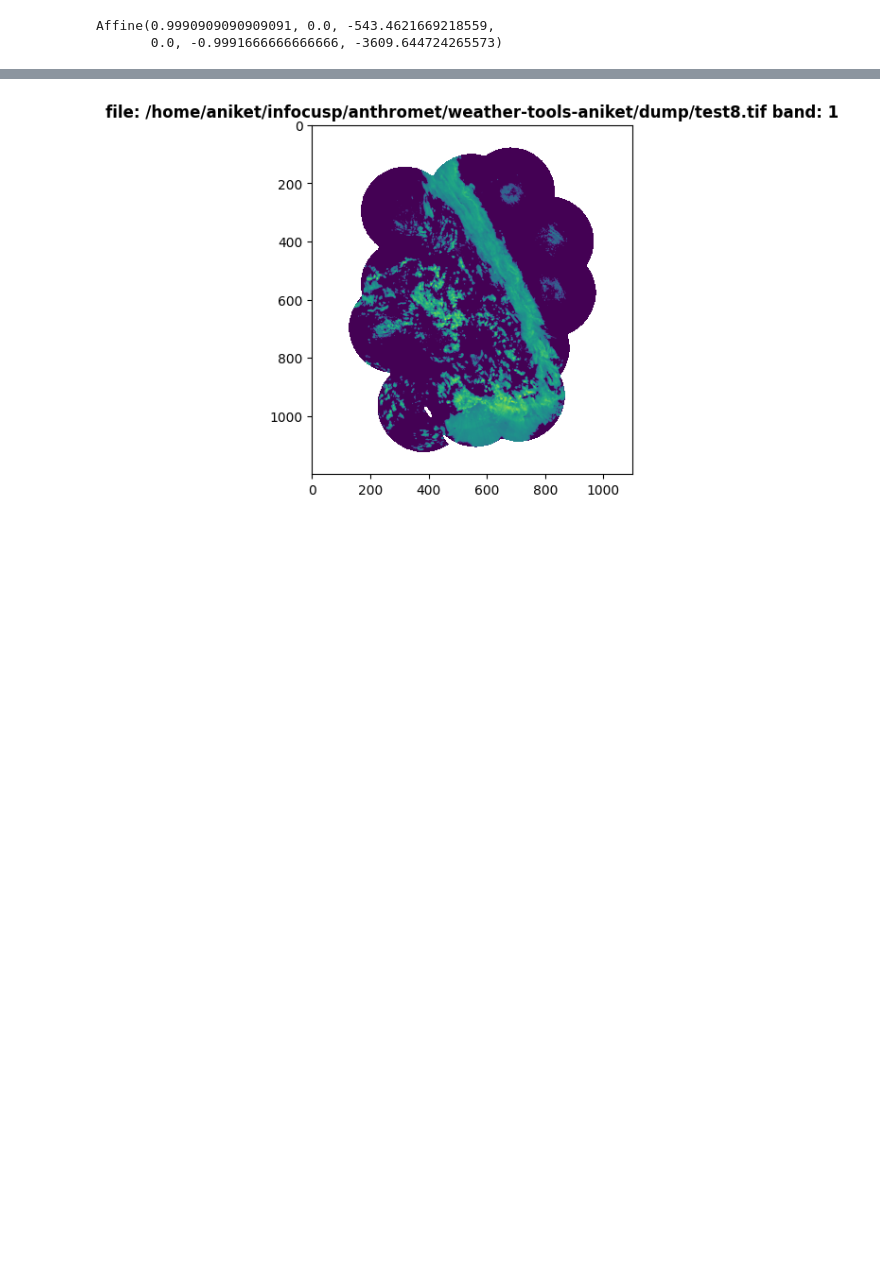
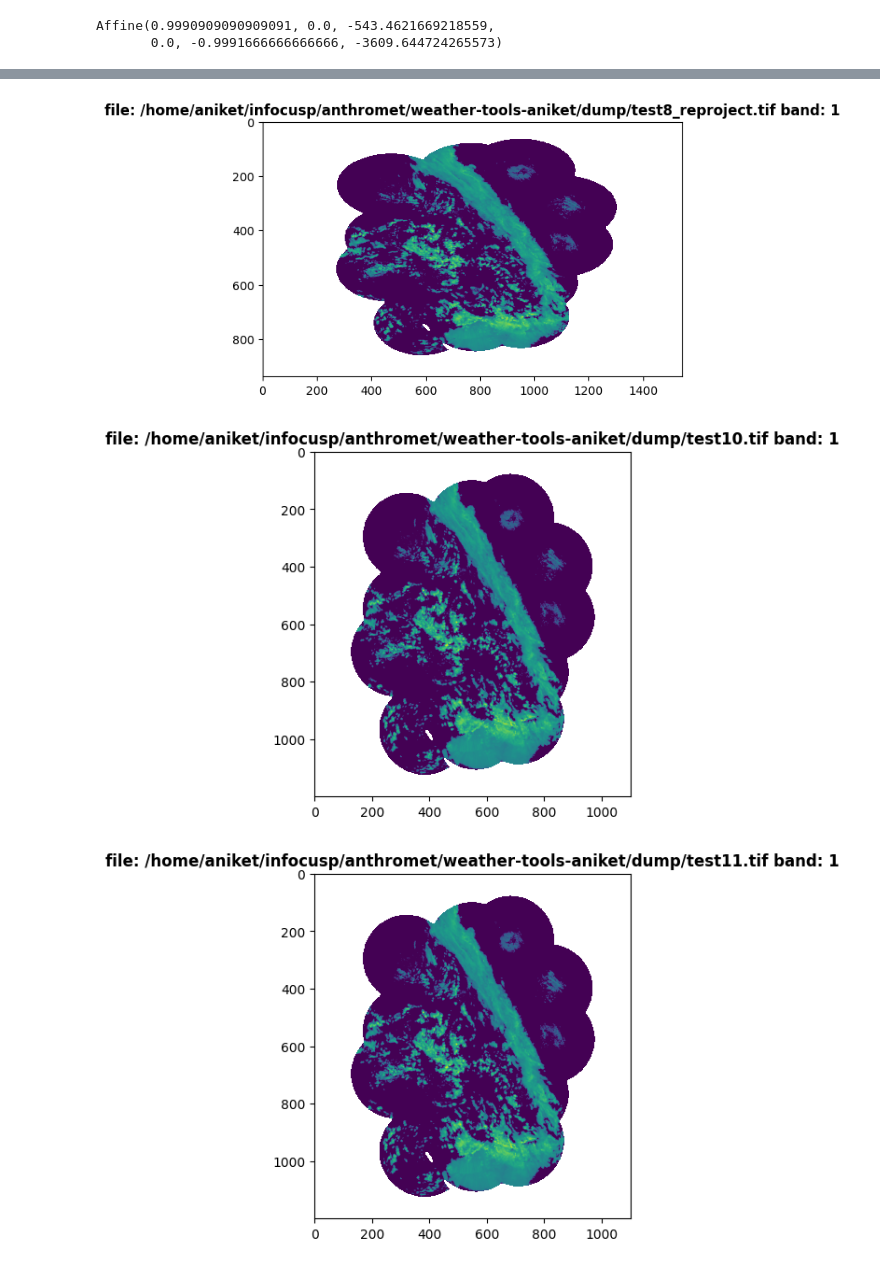
Before and after one commit to aniketinfocusp/weather-tools, a Jupyter notebook: dump/radolan.ipynb, the cells around one changed output, grey strips where cells are left out. Saved outputs shown, nothing was run; the diff lists cells and outputs as text; code cells hidden in the pictures; blank space fills up the shorter version.

```diff
--- a/dump/radolan.ipynb
+++ b/dump/radolan.ipynb
@@ -344,5 +416,10 @@ with MemoryFile() as memfile:
         shutil.copyfileobj(memfile, dst)
-# %%
-view(uri="/home/aniket/infocusp/anthromet/weather-tools-aniket/dump/test8.tif")
-# %% [output]
-[figure, removed]
+# %%
+view(uri="/home/aniket/infocusp/anthromet/weather-tools-aniket/dump/test8_reproject.tif")
+view(uri="/home/aniket/infocusp/anthromet/weather-tools-aniket/dump/test10.tif")
+view(uri="/home/aniket/infocusp/anthromet/weather-tools-aniket/dump/test11.tif")
+view(uri="/home/aniket/infocusp/anthromet/weather-tools-aniket/dump/test14.tif")
+# %% [output]
+[figure, added]
+[figure, added]
+[figure, added]
```
Also changed, not shown: parts of 12 cells of this notebook, 10 other files.
